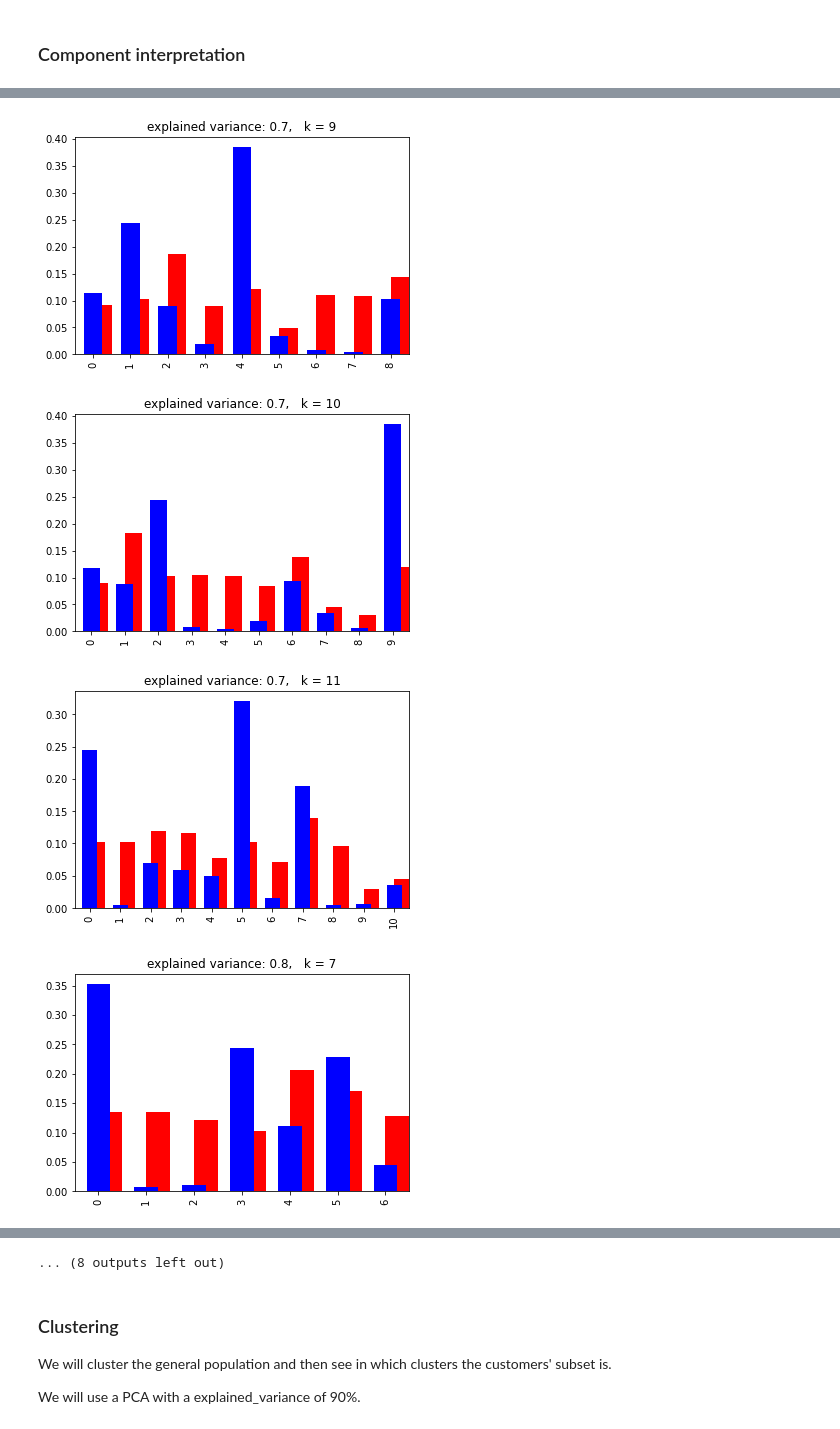
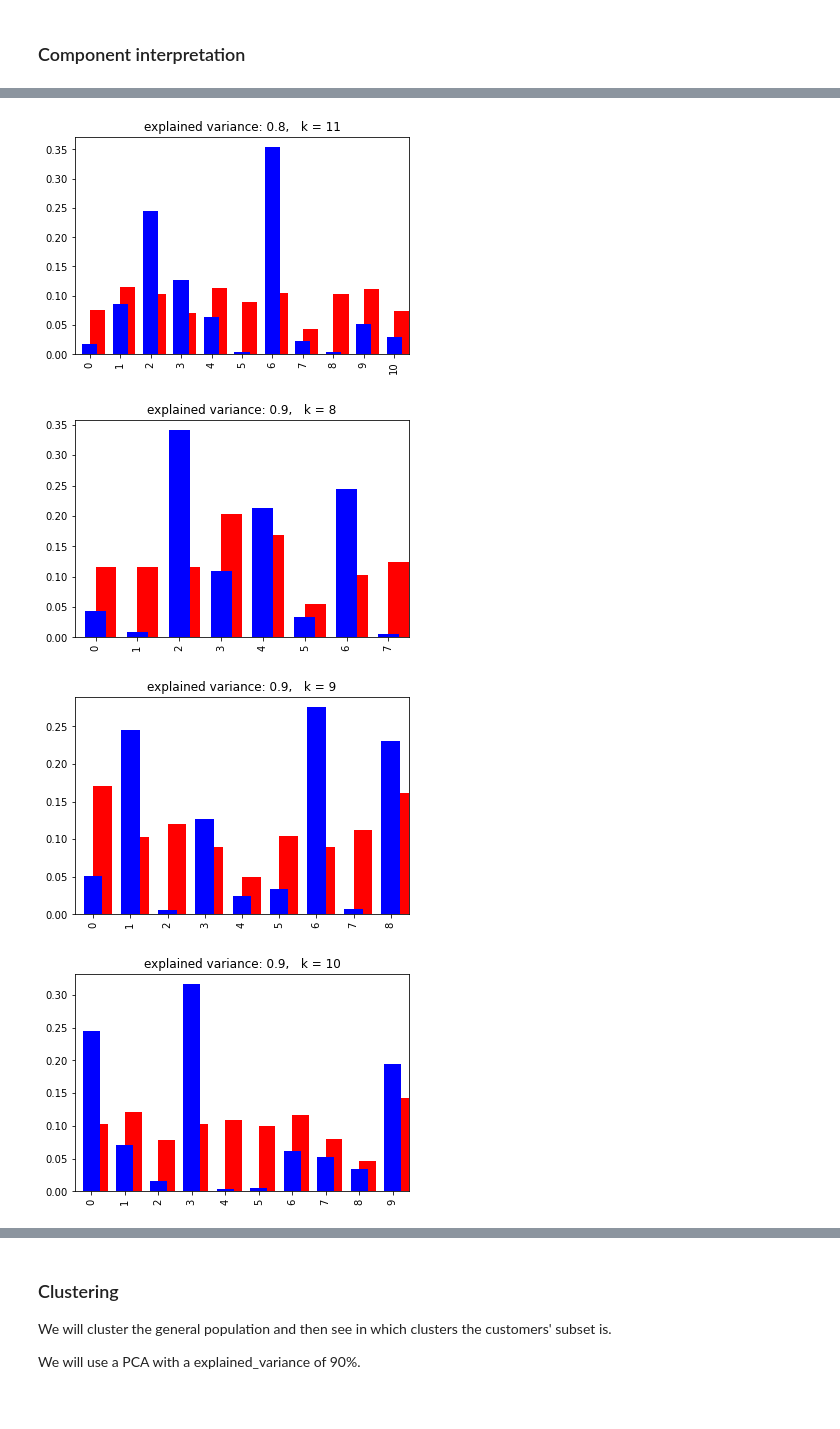
Before and after one commit to jobquiroz/MarketingCampaign, a Jupyter notebook: Arvato Project Workbook pt 2.ipynb, the cells around one changed output, grey strips where cells are left out. Cells and saved outputs as stored; diff of their text form; code cells hidden in the pictures.

```diff
--- a/Arvato Project Workbook pt 2.ipynb
+++ b/Arvato Project Workbook pt 2.ipynb
@@ -71,0 +30,8 @@ Series([], dtype: int64)
+# %%
+from sklearn.preprocessing import StandardScaler
+
+scaler = StandardScaler()
+azdias_scaled = scaler.fit_transform(azdias)
+azdias_scaled = pd.DataFrame(azdias_scaled, columns = azdias.columns)
+
+azdias_scaled.head()
@@ -71,0 +48,10 @@ Series([], dtype: int64)
+# %%
+# First we move the customers-only columns to the end of the DF
+cols = list(customers.columns)
+avoid = [cols.index('CUSTOMER_GROUP'), cols.index('PRODUCT_GROUP'), cols.index('ONLINE_PURCHASE')]
+
+# New order of columns
+new_cols = list(range(min(avoid))) + list(range(max(avoid) + 1, len(cols))) + avoid
+customers = customers.iloc[:, new_cols]
+
+customers.head()
@@ -71,0 +66,11 @@ Series([], dtype: int64)
+# %%
+# Then we can apply the scaling to the dataframe
+customers_scaled = scaler.transform(customers.iloc[:, :-3])
+
+customers_scaled = pd.DataFrame(customers_scaled, columns = customers.columns[:-3])
+
+# Since we don't need LNR we drop it...
+customers_scaled.drop(['LNR'], axis = 1, inplace = True)
+azdias_scaled.drop(['LNR'], axis = 1, inplace = True)
+
+customers_scaled.head()
@@ -147,10 +176,10 @@ def display_component(v, features_list, component_num, n_weights=10):
 pca = PCA(10)
 
 # Transform features
-azdias_pca = pca.fit_transform(azdias)
+azdias_pca = pca.fit_transform(azdias_scaled)
 
 # display makeup of the first three components
-display_component(pd.DataFrame( pca.components_ ), azdias.columns.values, component_num = 1, n_weights = 10)
-display_component(pd.DataFrame( pca.components_ ), azdias.columns.values, component_num = 2, n_weights=10)
-display_component(pd.DataFrame( pca.components_ ), azdias.columns.values, component_num = 3, n_weights=10)
+display_component(pd.DataFrame( pca.components_ ), azdias_scaled.columns.values, component_num = 1, n_weights = 10)
+display_component(pd.DataFrame( pca.components_ ), azdias_scaled.columns.values, component_num = 2, n_weights=10)
+display_component(pd.DataFrame( pca.components_ ), azdias_scaled.columns.values, component_num = 3, n_weights=10)
 # %% [output]
@@ -160,12 +193,12 @@ display_component(pd.DataFrame( pca.components_ ), azdias.columns.values, compon
 # %%
-explained_variance = [0.5, 0.7, 0.8, 0.9]
-k_list = [7, 8, 9, 10, 11]
+explained_variance = [0.7, 0.8, 0.9]
+k_list = [8, 9, 10, 11]
 
 for var in explained_variance:
     pca = PCA(var)
 
     # Transform features
-    azdias_pca = pca.fit_transform(azdias)
+    azdias_pca = pca.fit_transform(azdias_scaled)
 
     for k in k_list:
         plt.figure()
@@ -177,7 +210,7 @@ for var in explained_variance:
 
 
         # Transform customers
-        customers_pca = pca.transform(customers_att)
+        customers_pca = pca.transform(customers_scaled)
         preds_customers = clusters.predict(customers_pca)
         pd.Series(preds_customers).value_counts(normalize = True).sort_index().plot.bar(color = 'blue', width = 0.5, align = 'center')
         plt.show()
@@ -192,4 +225,4 @@ for var in explained_variance:
-[figure, old version]
+[figure, new version]
-[figure, old version]
+[figure, new version]
-[figure, old version]
+[figure, new version]
-[figure, old version]
+[figure, new version]
@@ -197,4 +230,3 @@ for var in explained_variance:
-... (8 outputs left out)
 # %% [markdown]
 ### Clustering
 
```
Also changed, not shown: parts of 66 cells of this notebook, 41 other files.
